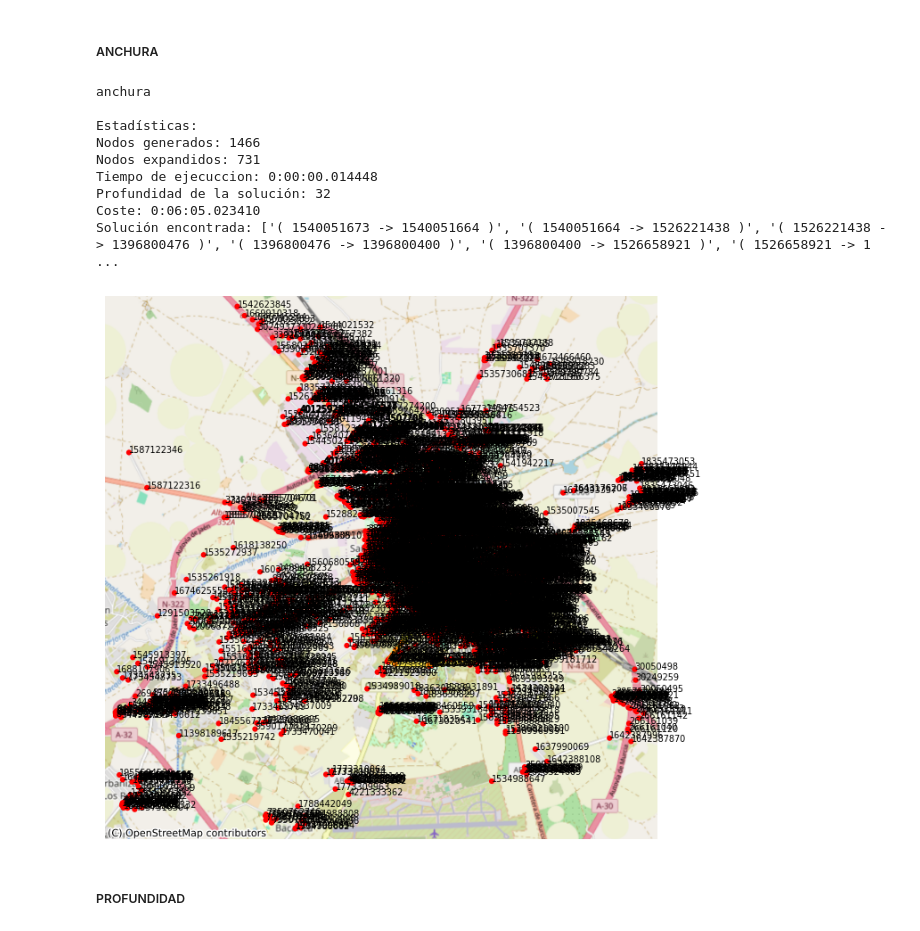
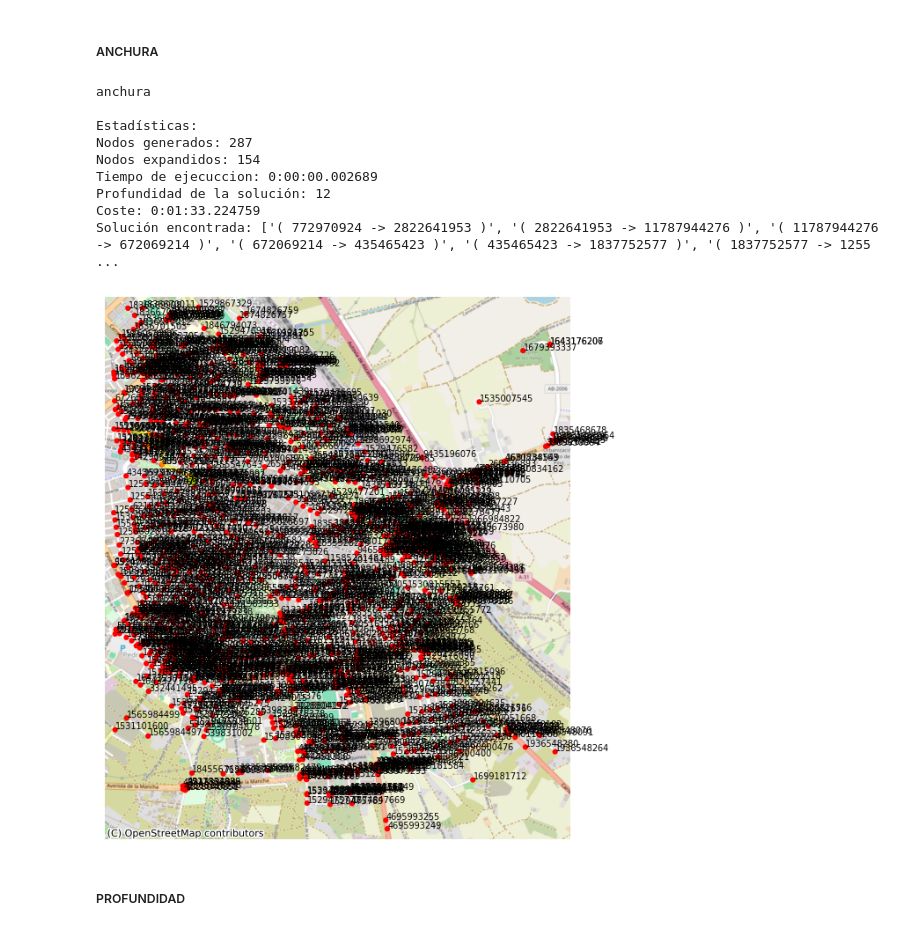
Before and after one commit to Karlingas/practicas_Inteligengtes, a Jupyter notebook: pr1_SSII/Lab1_spanish.ipynb, the cells around one changed output. Cells and saved outputs as stored; diff of their text form; code cells hidden in the pictures.

```diff
--- a/pr1_SSII/Lab1_spanish.ipynb
+++ b/pr1_SSII/Lab1_spanish.ipynb
@@ -459,27 +459,25 @@ class Busqueda(ABC):
 
         while not self.esVacio(self.frontera):
             nodo = self.extraerNodo(self.frontera)
-            if nodo.estado.interseccion in self.nodos_cerrados:
-                continue
+            if nodo.estado.interseccion not in self.nodos_cerrados:
+                if self.problema.esObjetivo(nodo.estado):
+                    self.tiempo_ejecucion = time.perf_counter() - inicio
+                    self.hay_sol = True
+                    self.profundidad_sol = nodo.profundidad
+                    self.coste_sol = nodo.coste
+                    self.solucion = nodo.getSolucion()
+                    self.imprimirEstadisticas()
+                    return self.solucion
 
-            if self.problema.esObjetivo(nodo.estado):
-                self.tiempo_ejecucion = time.perf_counter() - inicio
-                self.hay_sol = True
-                self.profundidad_sol = nodo.profundidad
-                self.coste_sol = nodo.coste
-                self.solucion = nodo.getSolucion()
-                self.imprimirEstadisticas()
-                return self.solucion
+                #Ha sido explorado y no es solucion
+                self.nodos_expandidos += 1
+                self.nodos_cerrados.add(nodo.estado.interseccion)
+                #expandimos
+                sucesores = self.expandir(nodo)
 
-            #Ha sido explorado y no es solucion
-            self.nodos_expandidos += 1
-            self.nodos_cerrados.add(nodo.estado.interseccion)
-            #expandimos
-            sucesores = self.expandir(nodo)
-
-            for sucesor in sucesores:
-                self.insertarNodo(sucesor, self.frontera)
-                self.nodos_generados += 1
+                for sucesor in sucesores:
+                    self.insertarNodo(sucesor, self.frontera)
+                    self.nodos_generados += 1
 
         self.imprimirEstadisticas()
         return self.solucion
@@ -611,27 +609,27 @@ class Heuristica_Euclides(Heuristica):
 # %% [markdown]
 ##### ANCHURA
 # %%
-ruta_json = r'examples_with_solutions\problems\huge\calle_agustina_aroca_albacete_5000_0.json'
+ruta_json = r'examples_with_solutions\problems\huge\calle_cardenal_tabera_y_araoz_albacete_2000_1.json'
 
 #ruta_json = r'pr1_SSII/examples_with_solutions/problems/huge/calle_agustina_aroca_albacete_5000_0.json'
 
 problema = Problema(ruta_json)
 
 #anchura
 print("\nanchura")
 anchura=Busqueda_Anchura(problema).busqueda()
 plot(ruta_json,anchura)
 # %% [output]
 anchura
 
 Estadísticas:
-Nodos generados: 1466
-Nodos expandidos: 731
-Tiempo de ejecuccion: 0:00:00.014448
-Profundidad de la solución: 32
-Coste: 0:06:05.023410
-Solución encontrada: ['( 1540051673 -> 1540051664 )', '( 1540051664 -> 1526221438 )', '( 1526221438 -> 1396800476 )', '( 1396800476 -> 1396800400 )', '( 1396800400 -> 1526658921 )', '( 1526658921 -> 1 ...
+Nodos generados: 287
+Nodos expandidos: 154
+Tiempo de ejecuccion: 0:00:00.002689
+Profundidad de la solución: 12
+Coste: 0:01:33.224759
+Solución encontrada: ['( 772970924 -> 2822641953 )', '( 2822641953 -> 11787944276 )', '( 11787944276 -> 672069214 )', '( 672069214 -> 435465423 )', '( 435465423 -> 1837752577 )', '( 1837752577 -> 1255 ...
-[figure, old version]
+[figure, new version]
 # %% [markdown]
 ##### PROFUNDIDAD
 # %%
```
Also changed, not shown: parts of 3 cells of this notebook.
